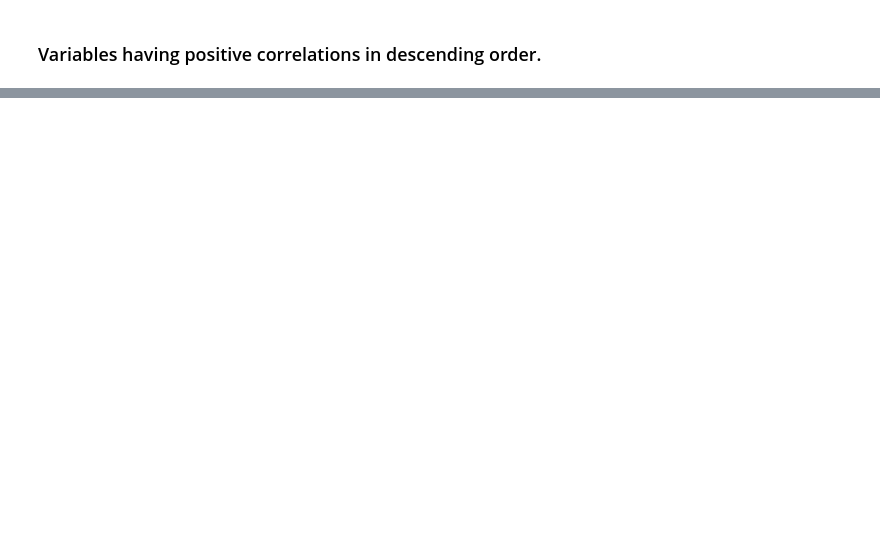
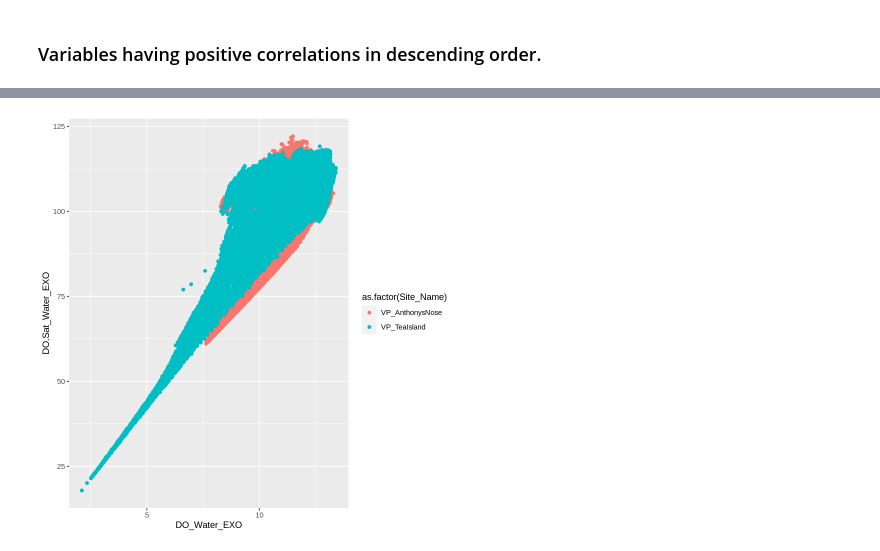
Before and after one commit to anirban-a/DataAnalyticsSpring2023_Anirban_Acharya, a Jupyter notebook: Jefferson_Project.ipynb, the cells around one changed output, grey strips where cells are left out. Saved outputs shown, nothing was run; the diff lists cells and outputs as text; code cells hidden in the pictures; blank space fills up the shorter version.

```diff
--- a/Jefferson_Project.ipynb
+++ b/Jefferson_Project.ipynb
@@ -121,0 +125,6 @@ A data.frame: 18 × 3
+# %%
+# DO_Water_EXO vs	DO.Sat_Water_EXO
+ggplot(df, aes(DO_Water_EXO,	DO.Sat_Water_EXO, color=as.factor(Site_Name)))+
+  geom_point()
+# %% [output]
+[figure, added]
```
Also changed, not shown: parts of 9 cells of this notebook.
